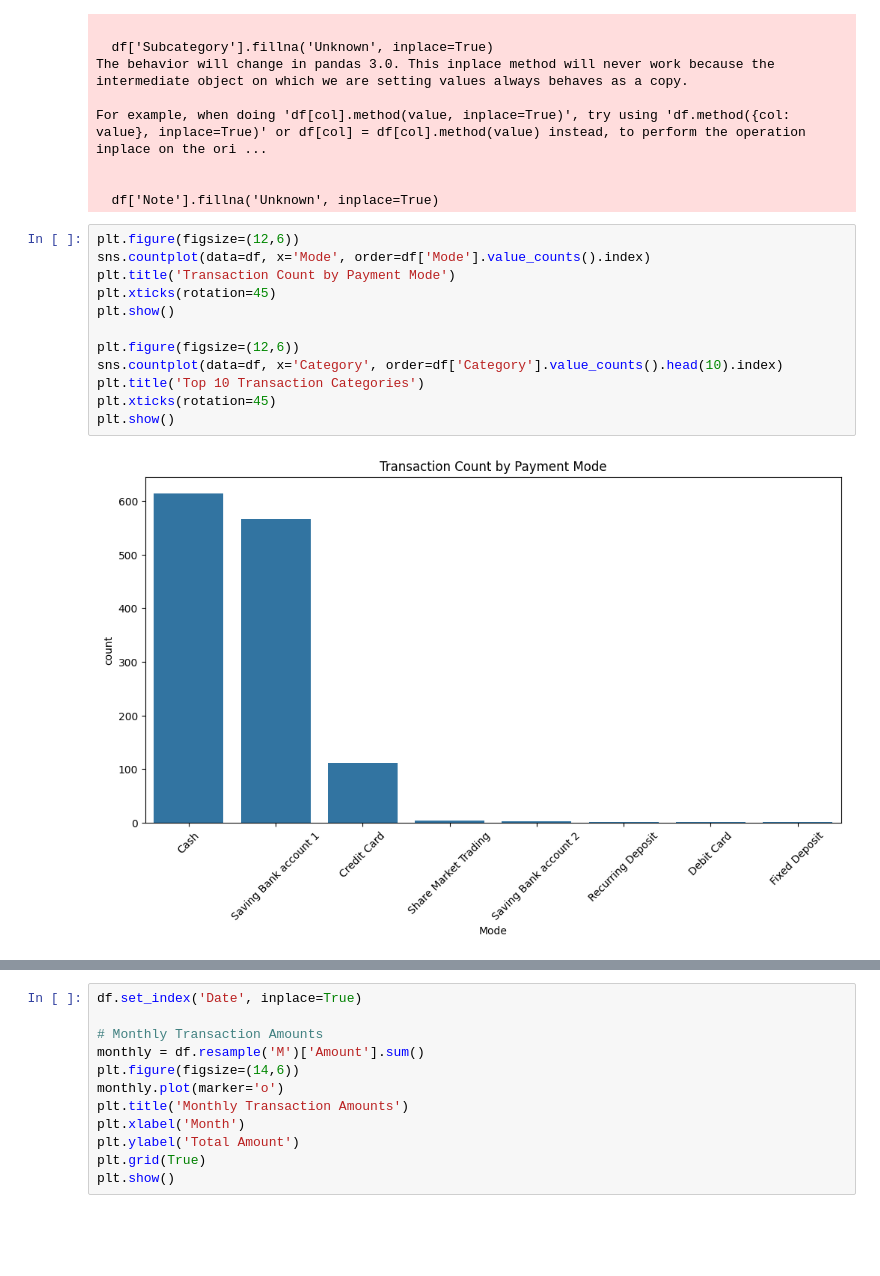
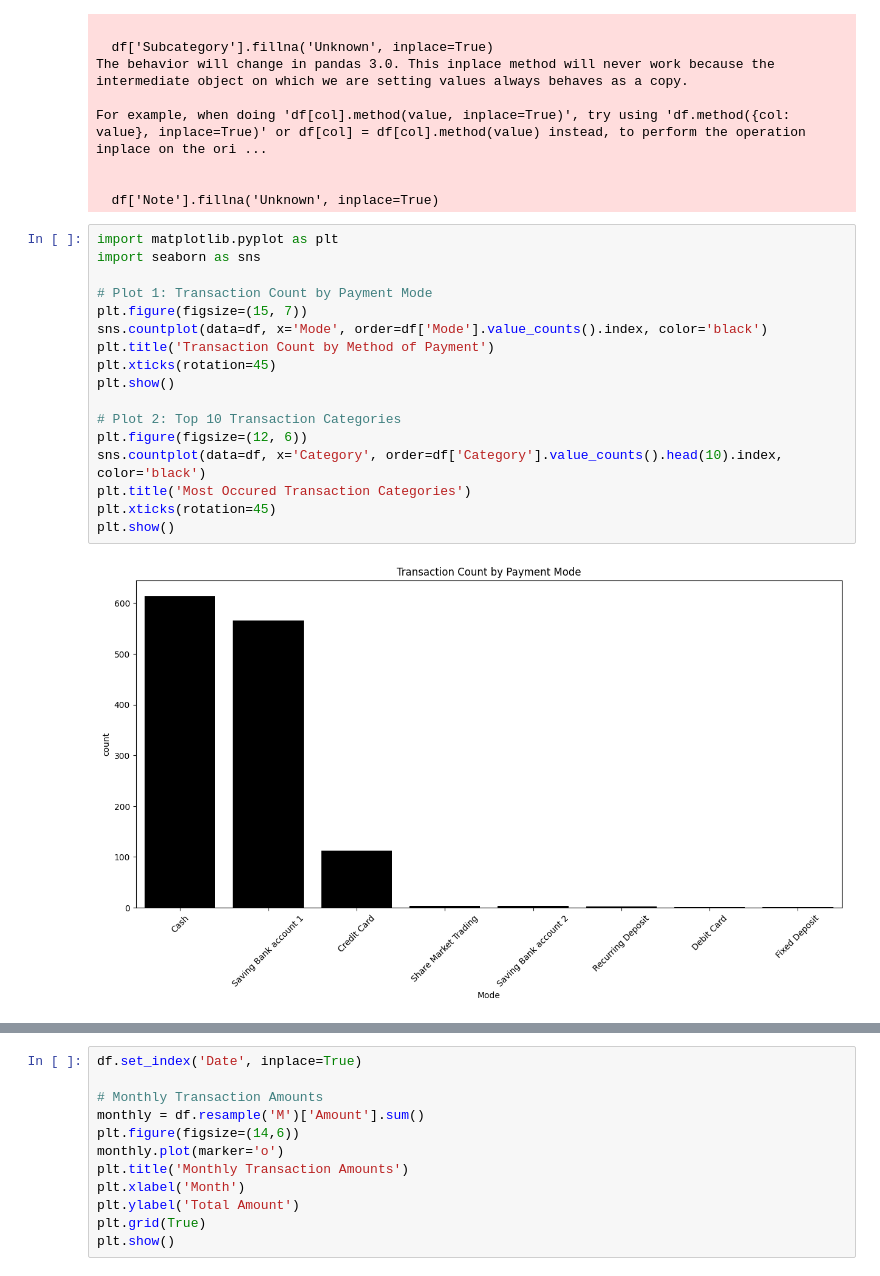
Before and after one commit to patelSahil9/Internship, a Jupyter notebook: DAILY_TRANSECTIONS/DAILY.IPYNB, the cells around one changed output, grey strips where cells are left out. Drawn from its saved outputs; the diff is of its cells as text; blank space fills up the shorter version.

```diff
--- a/DAILY_TRANSECTIONS/DAILY.IPYNB
+++ b/DAILY_TRANSECTIONS/DAILY.IPYNB
@@ -49,16 +44,21 @@ For example, when doing 'df[col].method(value, inplace=True)', try using 'df.met
 
   df['Note'].fillna('Unknown', inplace=True)
 # %%
-plt.figure(figsize=(12,6))
-sns.countplot(data=df, x='Mode', order=df['Mode'].value_counts().index)
-plt.title('Transaction Count by Payment Mode')
+import matplotlib.pyplot as plt
+import seaborn as sns
+
+# Plot 1: Transaction Count by Payment Mode
+plt.figure(figsize=(15, 7))
+sns.countplot(data=df, x='Mode', order=df['Mode'].value_counts().index, color='black')
+plt.title('Transaction Count by Method of Payment')
 plt.xticks(rotation=45)
 plt.show()
 
-plt.figure(figsize=(12,6))
-sns.countplot(data=df, x='Category', order=df['Category'].value_counts().head(10).index)
-plt.title('Top 10 Transaction Categories')
+# Plot 2: Top 10 Transaction Categories
+plt.figure(figsize=(12, 6))
+sns.countplot(data=df, x='Category', order=df['Category'].value_counts().head(10).index, color='black')
+plt.title('Most Occured Transaction Categories')
 plt.xticks(rotation=45)
 plt.show()
 # %% [output]
-[figure, old version]
+[figure, new version]
```
Also changed, not shown: parts of 2 cells of this notebook.
